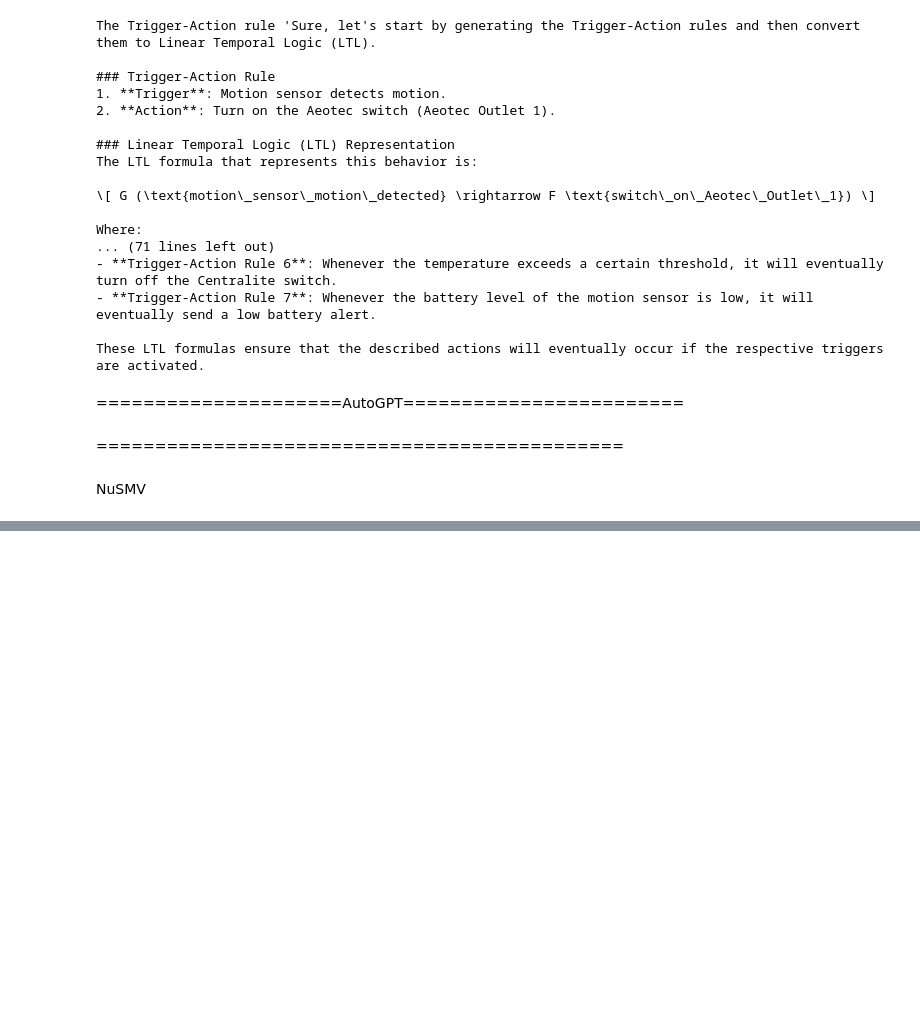
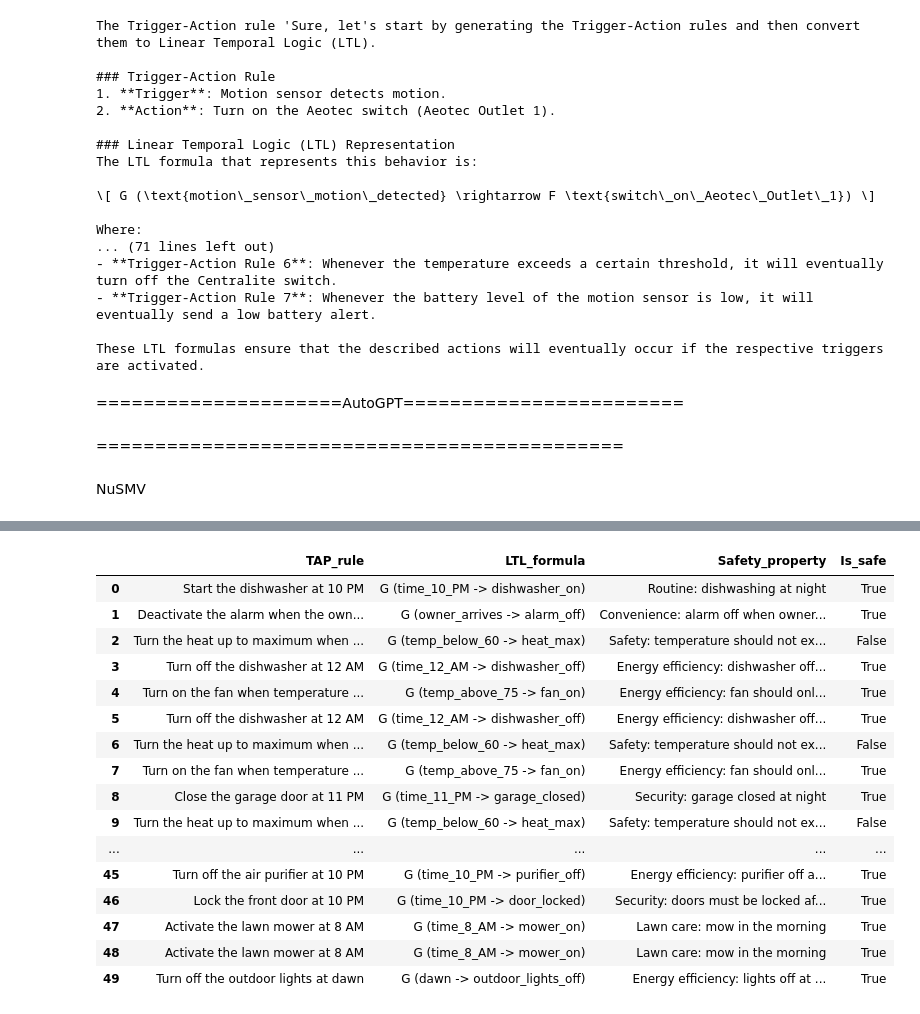
Before and after one commit to huuhuannt1998/tap-project, a Jupyter notebook: main.ipynb, the cells around one changed output, grey strips where cells are left out. Drawn from its saved outputs; the diff is of its cells as text; code cells hidden in the pictures; blank space fills up the shorter version.

Commit message:
TAP dataset update

```diff
--- a/main.ipynb
+++ b/main.ipynb
@@ -651,0 +1231,7 @@ This NuSMV model ensures that the door is never unlocked when nobody is home, ad
+# %%
+import pandas as pd
+
+# Load the larger dataset
+df = pd.read_csv('tap_safety_properties.csv')
+
+display(df)
@@ -651,0 +1324,35 @@ This NuSMV model ensures that the door is never unlocked when nobody is home, ad
+# %%
+# Test the rules
+results = []
+for index, row in df.iterrows():
+    tap_rule = row['TAP_rule']
+    safety_property = row['Safety_property']
+    ltl_formula = gpt_4o_generate_tap_rules(tap_rule)
+    is_safe = nusmv_model_check(ltl_formula, safety_property)
+    results.append({
+        'TAP_rule': tap_rule,
+        'LTL_formula': ltl_formula,
+        'Safety_property': safety_property,
+        'Is_safe': is_safe
+    })
+
+results_df = pd.DataFrame(results)
+display(results_df)
+# %% [output]
+|  | TAP_rule | LTL_formula | Safety_property | Is_safe |
+| 0 | Start the dishwasher at 10 PM | G (time_10_PM -> dishwasher_on) | Routine: dishwashing at night | True |
+| 1 | Deactivate the alarm when the own... | G (owner_arrives -> alarm_off) | Convenience: alarm off when owner... | True |
+| 2 | Turn the heat up to maximum when ... | G (temp_below_60 -> heat_max) | Safety: temperature should not ex... | False |
+| 3 | Turn off the dishwasher at 12 AM | G (time_12_AM -> dishwasher_off) | Energy efficiency: dishwasher off... | True |
+| 4 | Turn on the fan when temperature ... | G (temp_above_75 -> fan_on) | Energy efficiency: fan should onl... | True |
+| 5 | Turn off the dishwasher at 12 AM | G (time_12_AM -> dishwasher_off) | Energy efficiency: dishwasher off... | True |
+| 6 | Turn the heat up to maximum when ... | G (temp_below_60 -> heat_max) | Safety: temperature should not ex... | False |
+| 7 | Turn on the fan when temperature ... | G (temp_above_75 -> fan_on) | Energy efficiency: fan should onl... | True |
+| 8 | Close the garage door at 11 PM | G (time_11_PM -> garage_closed) | Security: garage closed at night | True |
+| 9 | Turn the heat up to maximum when ... | G (temp_below_60 -> heat_max) | Safety: temperature should not ex... | False |
+| ... | ... | ... | ... | ... |
+| 45 | Turn off the air purifier at 10 PM | G (time_10_PM -> purifier_off) | Energy efficiency: purifier off a... | True |
+| 46 | Lock the front door at 10 PM | G (time_10_PM -> door_locked) | Security: doors must be locked af... | True |
+| 47 | Activate the lawn mower at 8 AM | G (time_8_AM -> mower_on) | Lawn care: mow in the morning | True |
+| 48 | Activate the lawn mower at 8 AM | G (time_8_AM -> mower_on) | Lawn care: mow in the morning | True |
+| 49 | Turn off the outdoor lights at dawn | G (dawn -> outdoor_lights_off) | Energy efficiency: lights off at ... | True |
```
Also changed, not shown: parts of 19 cells of this notebook, 6 other files.
